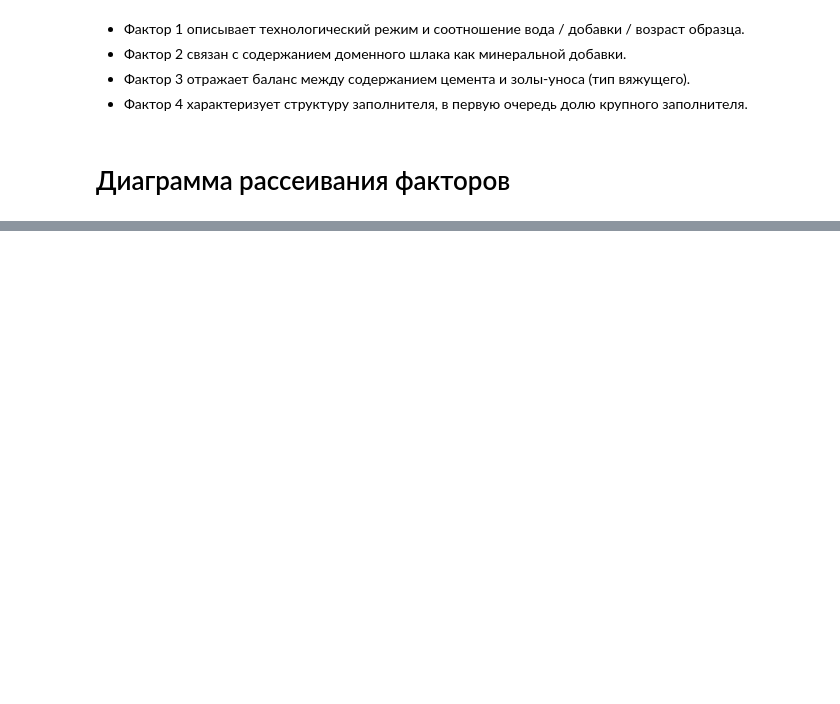
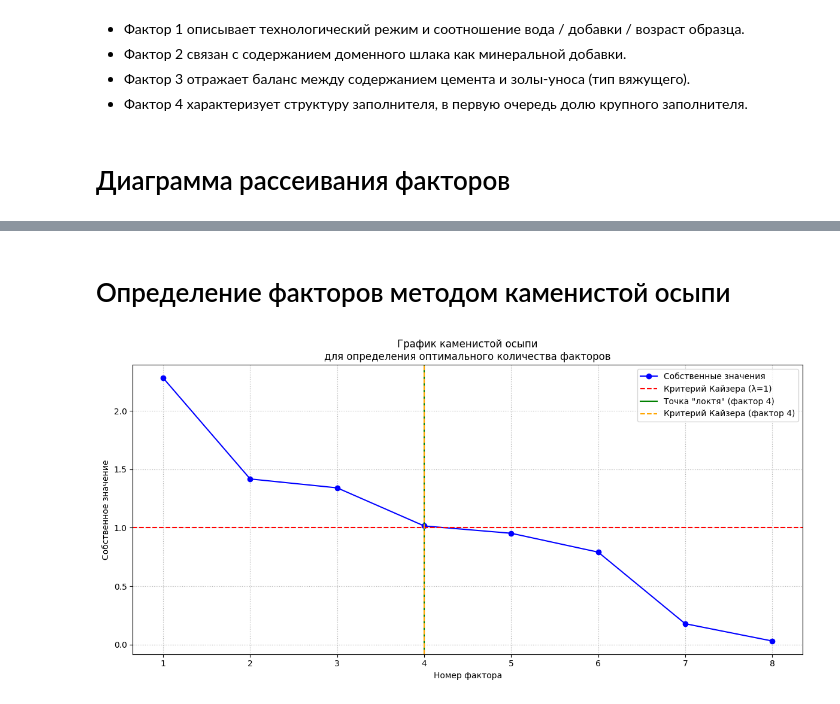
Before and after one commit to olesya1119/ML, a Jupyter notebook: mad/lab4/notebook.ipynb, the cells around one changed output, grey strips where cells are left out. Cells and saved outputs as stored; diff of their text form; code cells hidden in the pictures; blank space fills up the shorter version.

```diff
--- a/mad/lab4/notebook.ipynb
+++ b/mad/lab4/notebook.ipynb
@@ -687,0 +682,43 @@ plt.show()
+# %% [markdown]
+# Определение факторов методом каменистой осыпи
+# %%
+import numpy as np
+import matplotlib.pyplot as plt
+
+# eigenvalues уже должны быть получены ранее
+eigenvalues = np.array(eigenvalues)
+factors = np.arange(1, len(eigenvalues) + 1)
+
+# Количество факторов по Кайзеру (λ > 1)
+kaiser_count = np.sum(eigenvalues > 1)
+
+# Точка "локтя" — ставь любую (2 или 4), вот стоит 4 как у тебя
+elbow_factor = 4
+
+plt.figure(figsize=(12, 6))
+
+# =======================
+#      Scree Plot
+# =======================
+plt.plot(factors, eigenvalues, marker='o', linestyle='-', color='b', label='Собственные значения')
+
+# Линия λ = 1
+plt.axhline(1, color='r', linestyle='--', label='Критерий Кайзера (λ=1)')
+
+# Вертикальная линия "локтя"
+plt.axvline(elbow_factor, color='green', linestyle='-', label=f'Точка "локтя" (фактор {elbow_factor})')
+
+# Вертикальная линия Кайзера
+plt.axvline(kaiser_count, color='orange', linestyle='--',
+            label=f'Критерий Кайзера (фактор {kaiser_count})')
+
+plt.title("График каменистой осыпи\nдля определения оптимального количества факторов")
+plt.xlabel("Номер фактора")
+plt.ylabel("Собственное значение")
+plt.grid(True, linestyle=':')
+plt.legend(loc='best')
+
+plt.tight_layout()
+plt.show()
+# %% [output]
+[figure, added]
```
Also changed, not shown: parts of 1 cell of this notebook, 2 other files.
